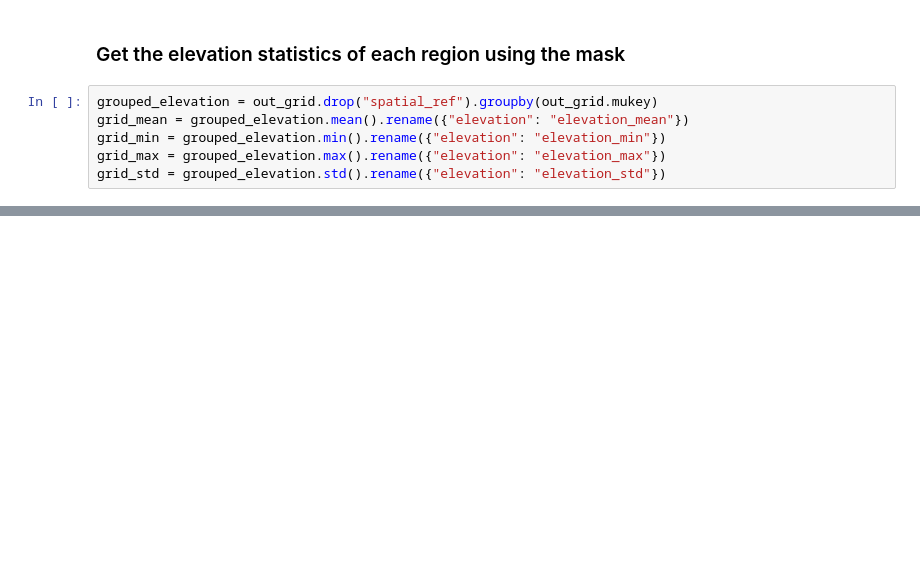
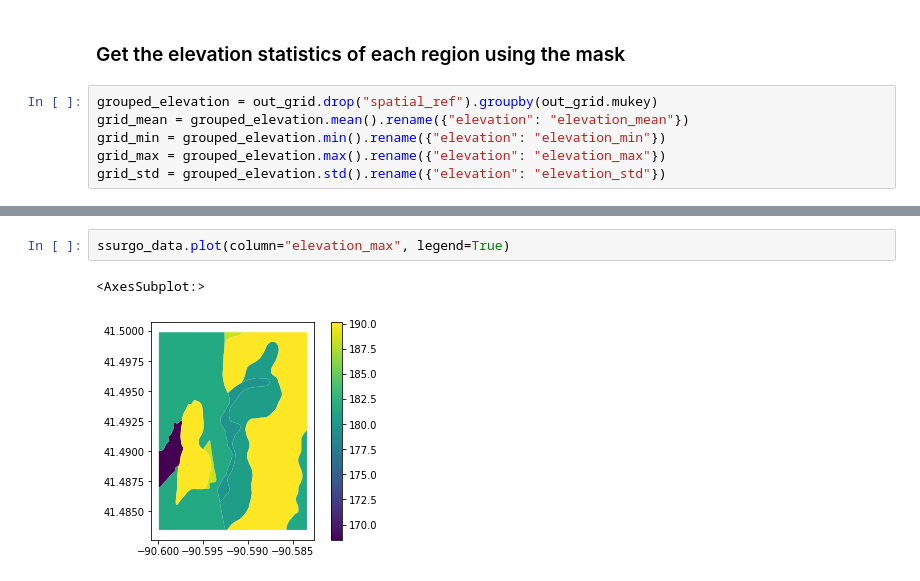
Before and after one commit to corteva/geocube, a Jupyter notebook: latest/examples/zonal_statistics.ipynb, the cells around one changed output, grey strips where cells are left out. Saved outputs shown, nothing was run; the diff lists cells and outputs as text; blank space fills up the shorter version.

```diff
--- a/latest/examples/zonal_statistics.ipynb
+++ b/latest/examples/zonal_statistics.ipynb
@@ -75,0 +97,5 @@ zonal_stats.to_dataframe()
+# %%
+ssurgo_data.plot(column="elevation_max", legend=True)
+# %% [output]
+<AxesSubplot:>
+[figure, added]
```
Also changed, not shown: parts of 12 cells of this notebook, 14 other files.
